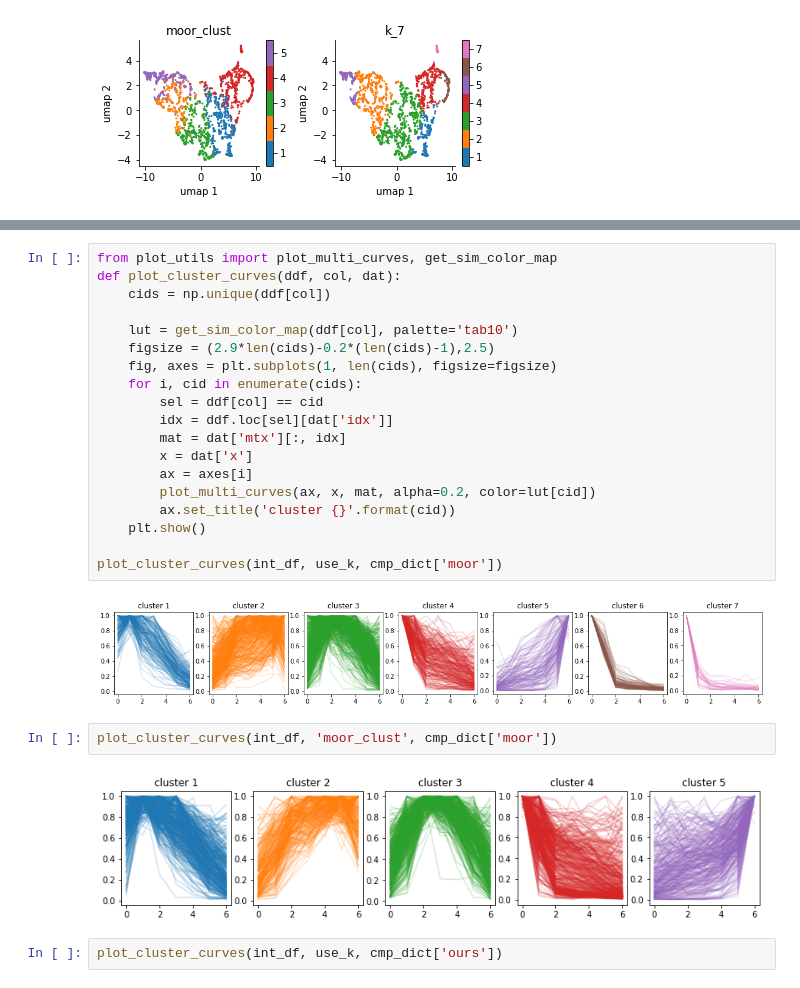
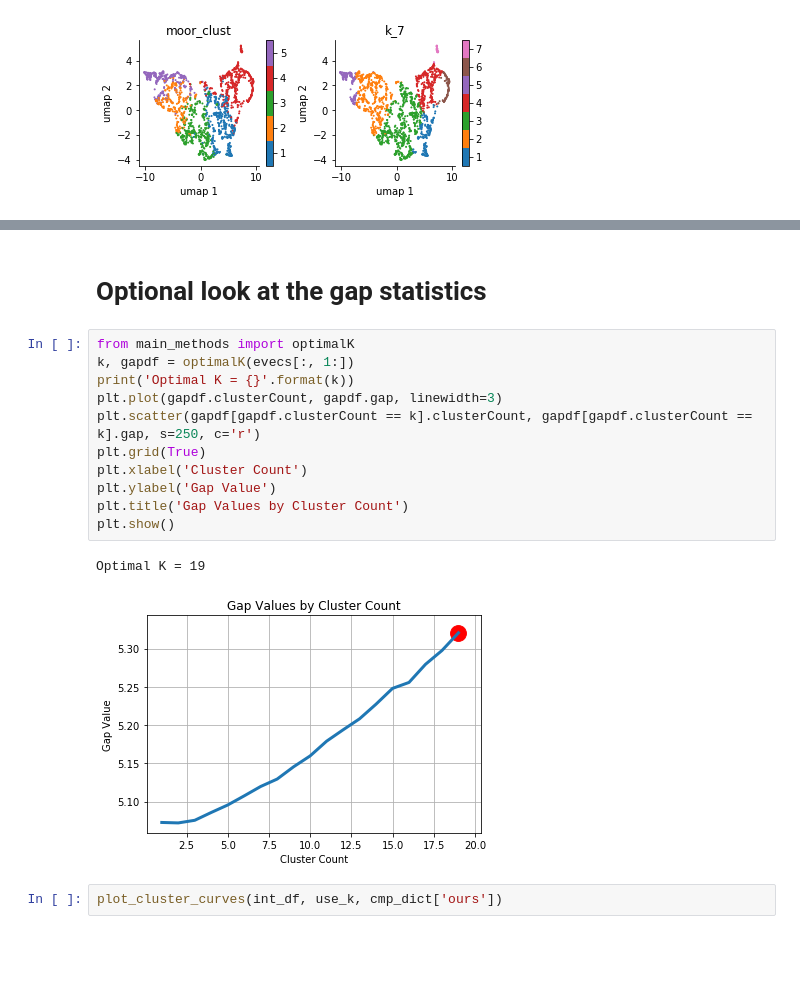
Before and after one commit to yashpatel5400/gliss, a Jupyter notebook: notebooks/setup_real_data_entero_part2.ipynb, the cells around one changed output, grey strips where cells are left out. Cells and saved outputs as stored; diff of their text form; blank space fills up the shorter version.

```diff
--- a/notebooks/setup_real_data_entero_part2.ipynb
+++ b/notebooks/setup_real_data_entero_part2.ipynb
@@ -334,28 +401,19 @@ cmp_dict = {
-# %%
-from plot_utils import plot_multi_curves, get_sim_color_map
-def plot_cluster_curves(ddf, col, dat):
-    cids = np.unique(ddf[col])
-
-    lut = get_sim_color_map(ddf[col], palette='tab10')
-    figsize = (2.9*len(cids)-0.2*(len(cids)-1),2.5)
-    fig, axes = plt.subplots(1, len(cids), figsize=figsize)
-    for i, cid in enumerate(cids):
-        sel = ddf[col] == cid
-        idx = ddf.loc[sel][dat['idx']]
-        mat = dat['mtx'][:, idx]
-        x = dat['x']
-        ax = axes[i]
-        plot_multi_curves(ax, x, mat, alpha=0.2, color=lut[cid])
-        ax.set_title('cluster {}'.format(cid))
-    plt.show()
-
-plot_cluster_curves(int_df, use_k, cmp_dict['moor'])
-# %% [output]
-[figure, removed]
-# %%
-plot_cluster_curves(int_df, 'moor_clust', cmp_dict['moor'])
-# %% [output]
-[figure, removed]
+# %% [markdown]
+# Optional look at the gap statistics
+# %%
+from main_methods import optimalK
+k, gapdf = optimalK(evecs[:, 1:])
+print('Optimal K = {}'.format(k))
+plt.plot(gapdf.clusterCount, gapdf.gap, linewidth=3)
+plt.scatter(gapdf[gapdf.clusterCount == k].clusterCount, gapdf[gapdf.clusterCount == k].gap, s=250, c='r')
+plt.grid(True)
+plt.xlabel('Cluster Count')
+plt.ylabel('Gap Value')
+plt.title('Gap Values by Cluster Count')
+plt.show()
+# %% [output]
+Optimal K = 19
+[figure, added]
 # %%
 plot_cluster_curves(int_df, use_k, cmp_dict['ours'])
 # %% [output]
```
Also changed, not shown: parts of 26 cells of this notebook, 1 other file.
